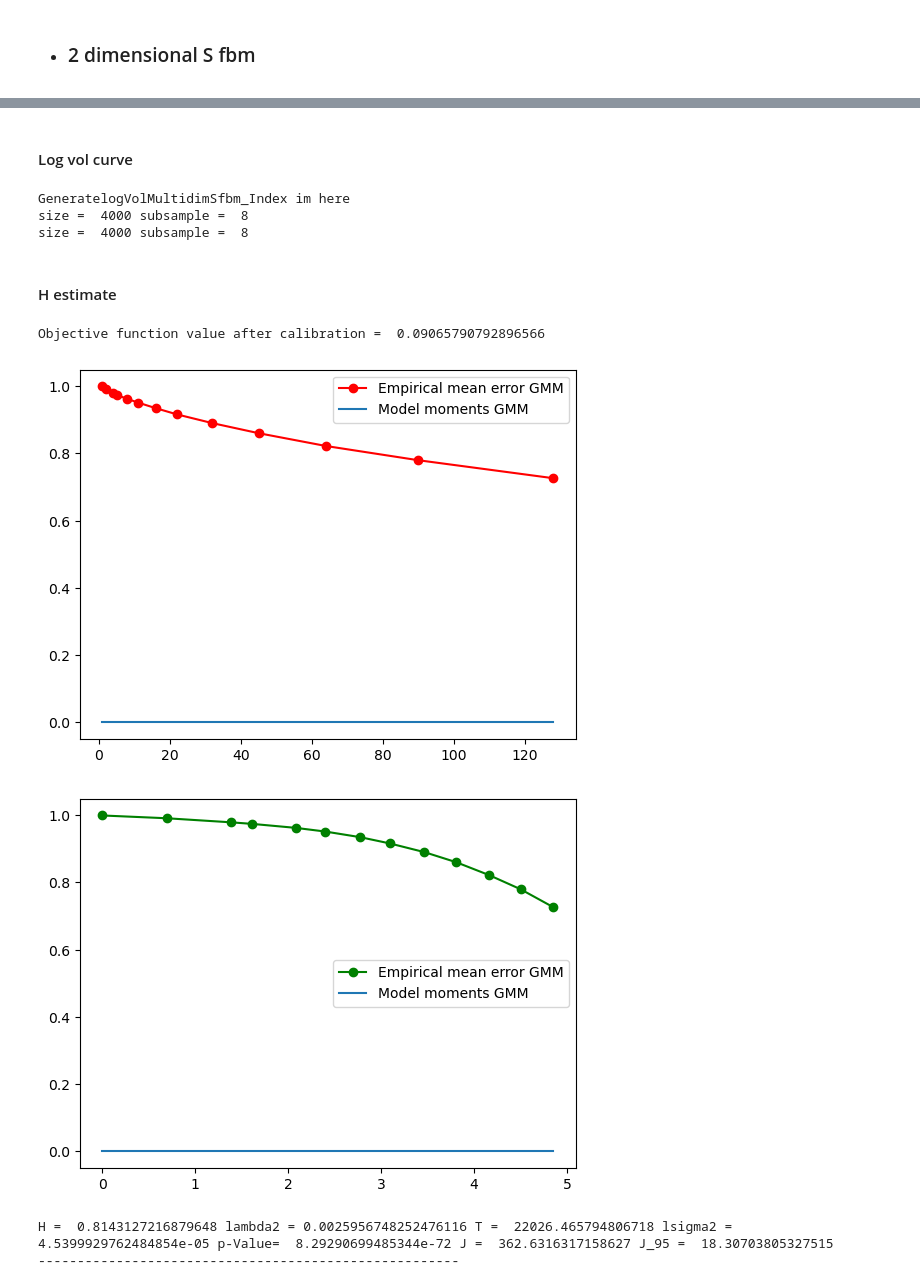
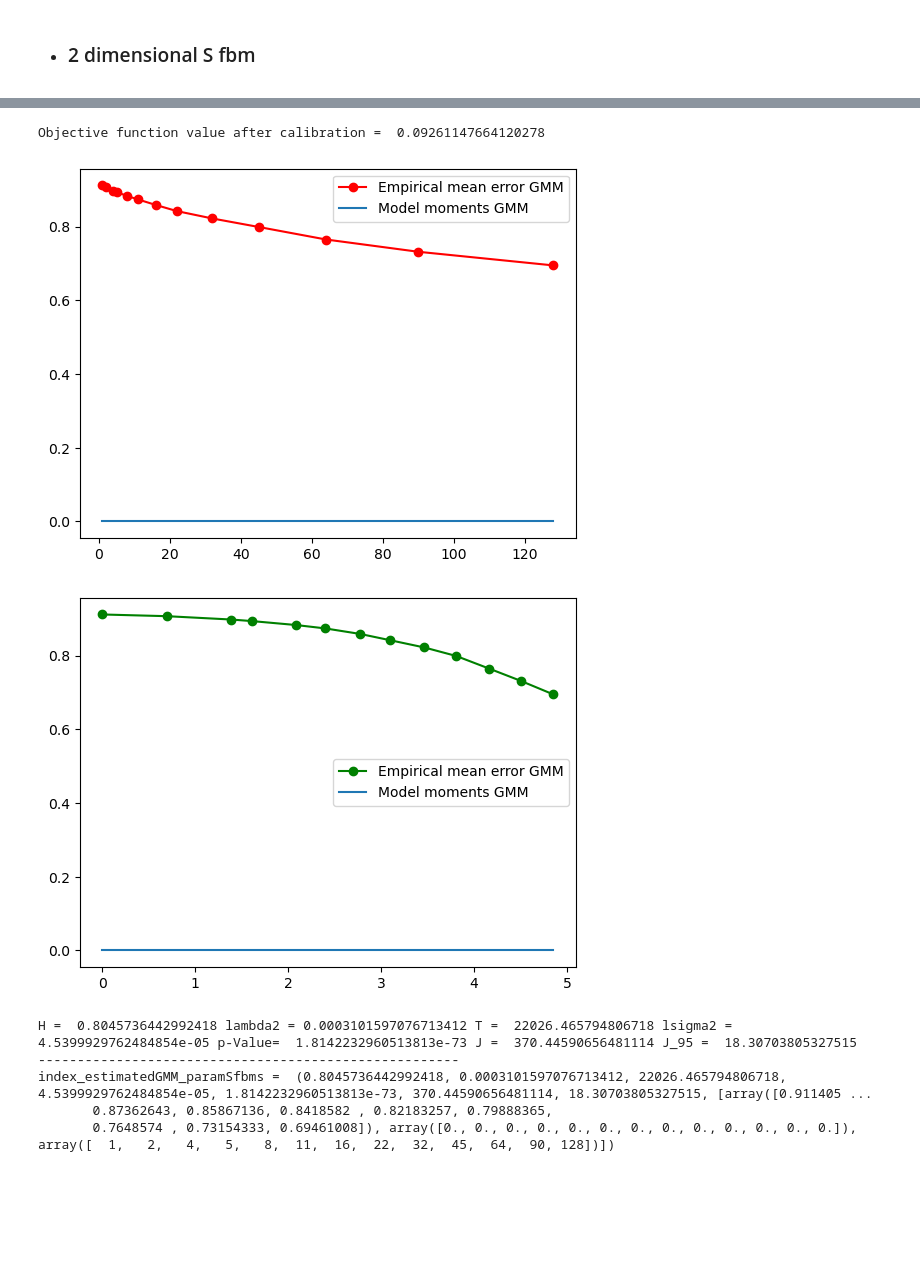
Before and after one commit to Othmane-ZARHALI/PhDThesisRepo, a Jupyter notebook: Indices vs stocks hurst index GMM estimates/HurststockVSindexlogSfbm.ipynb, the cells around one changed output, grey strips where cells are left out. Drawn from its saved outputs; the diff is of its cells as text; code cells hidden in the pictures; blank space fills up the shorter version.

```diff
--- a/Indices vs stocks hurst index GMM estimates/HurststockVSindexlogSfbm.ipynb
+++ b/Indices vs stocks hurst index GMM estimates/HurststockVSindexlogSfbm.ipynb
@@ -467,10 +536,0 @@ index_builder = MultidimS_fbm_model.Index_Builder([0.5,0.5],S_fbm_model_mutlidim
-# %% [markdown]
-#### Log vol curve
-# %%
-log_vol_index_generation_direct = MultidimS_fbm_model.GeneratelogVolMultidimSfbm_Index([0.5,0.5],'direct',size)
-# %% [output]
-GeneratelogVolMultidimSfbm_Index im here
-size =  4000 subsample =  8
-size =  4000 subsample =  8
-# %% [markdown]
-#### H estimate
@@ -479,8 +537,29 @@ GMM_index = GMM()
-# %%
-index_estimatedGMM_param = GMM_index.ComputeParamsGMM(log_vol_index_generation_direct)
-# %% [output]
-Objective function value after calibration =  0.09065790792896566
-[figure, removed]
-[figure, removed]
-H =  0.8143127216879648 lambda2 = 0.0025956748252476116 T =  22026.465794806718 lsigma2 = 4.5399929762484854e-05 p-Value=  8.29290699485344e-72 J =  362.6316317158627 J_95 =  18.30703805327515
-------------------------------------------------------
+# %%
+dimension = 1
+Hs = [0.025 for i in range(dimension)]
+weights = np.random.randint(0, 10, dimension)
+
+weights = weights / np.sum(weights)
+
+Sfbms = [Sfbm(H=Hs[i]) for i in range(dimension)]
+MultidimensionalSfbms = MultidimensionalSfbm(Sfbms)
+Sfbms_generation_example = MultidimensionalSfbms.GenerateMultidimensionalSfbm(4000)
+# print(S_fbm_model_mutlidimensionalgeneration_example)
+index_builder_Sfbms = MultidimensionalSfbms.Index_Builder(weights, Sfbms_generation_example,
+                                                          'mrm and mrw')
+log_vol_index_generation_direct_Sfbms = MultidimensionalSfbms.GeneratelogVolMultidimSfbm_Index(weights,
+                                                                                               'quadratic variation estimate',
+                                                                                               4000)
+
+GMM_index = GMM()
+index_estimatedGMM_paramSfbms = GMM_index.ComputeParamsGMM(log_vol_index_generation_direct_Sfbms)
+print("index_estimatedGMM_paramSfbms = ", index_estimatedGMM_paramSfbms)
+# %% [output]
+Objective function value after calibration =  0.09261147664120278
+[figure, added]
+[figure, added]
+H =  0.8045736442992418 lambda2 = 0.0003101597076713412 T =  22026.465794806718 lsigma2 = 4.5399929762484854e-05 p-Value=  1.8142232960513813e-73 J =  370.44590656481114 J_95 =  18.30703805327515
+------------------------------------------------------
+index_estimatedGMM_paramSfbms =  (0.8045736442992418, 0.0003101597076713412, 22026.465794806718, 4.5399929762484854e-05, 1.8142232960513813e-73, 370.44590656481114, 18.30703805327515, [array([0.911405 ...
+       0.87362643, 0.85867136, 0.8418582 , 0.82183257, 0.79888365,
+       0.7648574 , 0.73154333, 0.69461008]), array([0., 0., 0., 0., 0., 0., 0., 0., 0., 0., 0., 0., 0.]), array([  1,   2,   4,   5,   8,  11,  16,  22,  32,  45,  64,  90, 128])])
```
Also changed, not shown: parts of 22 cells of this notebook, 4 other files.
